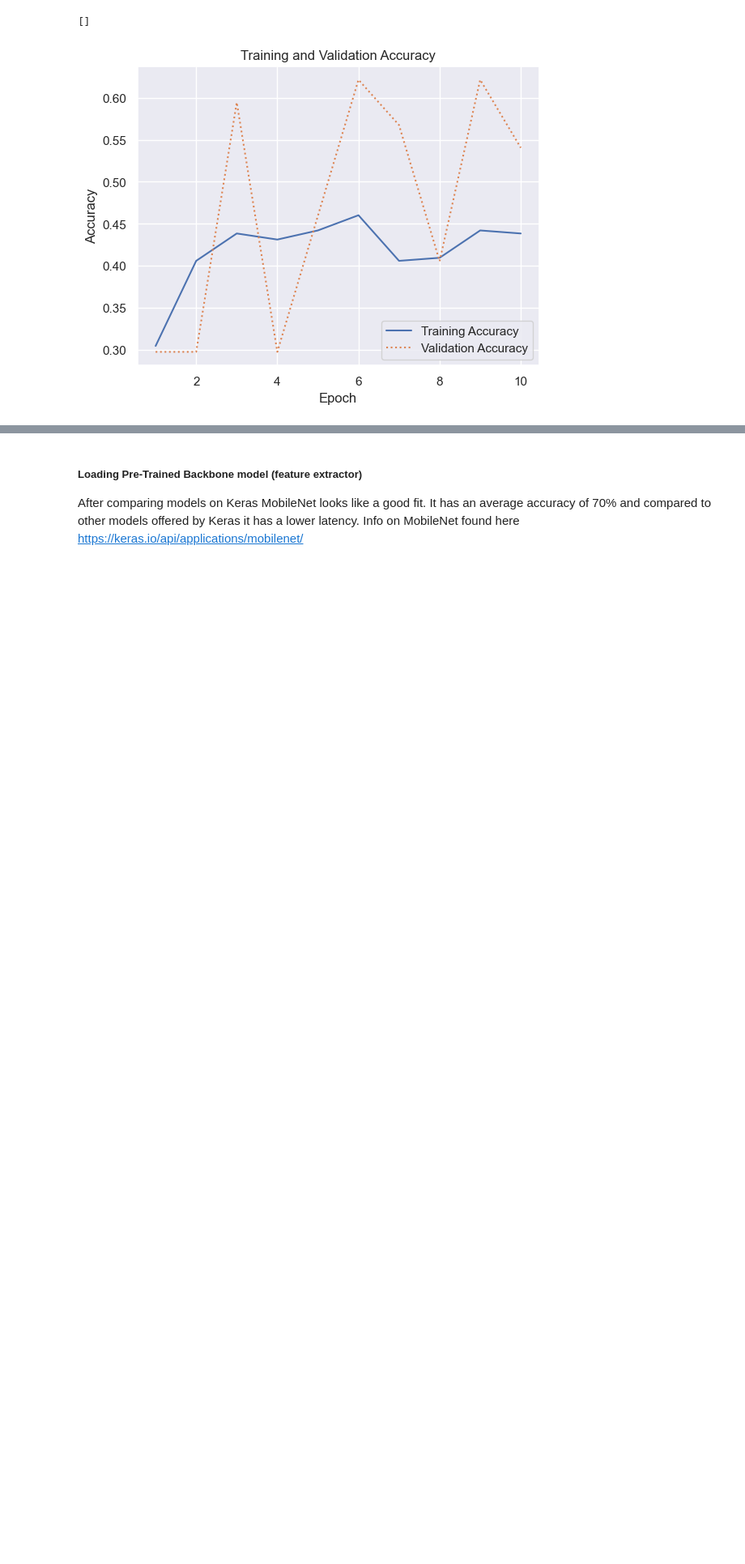
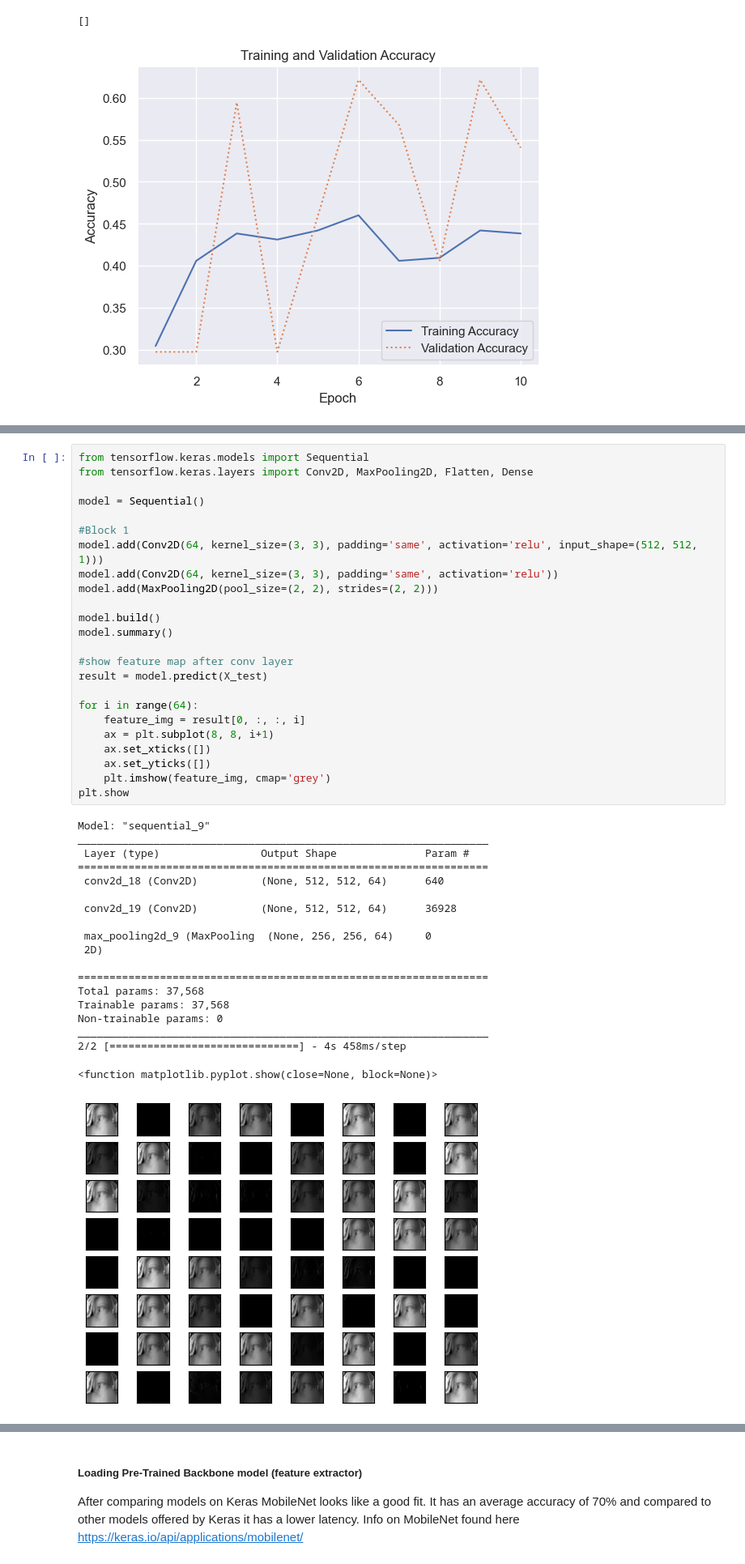
Before and after one commit to OwenBurt/Eye_tracker, a Jupyter notebook: model.ipynb, the cells around one changed output, grey strips where cells are left out. Shown at 81% size. Saved outputs shown, nothing was run; the diff lists cells and outputs as text; blank space fills up the shorter version.

Commit message:
model

```diff
--- a/model.ipynb
+++ b/model.ipynb
@@ -273,0 +268,44 @@ plt.plot()
+# %%
+from tensorflow.keras.models import Sequential
+from tensorflow.keras.layers import Conv2D, MaxPooling2D, Flatten, Dense
+
+model = Sequential()
+
+#Block 1
+model.add(Conv2D(64, kernel_size=(3, 3), padding='same', activation='relu', input_shape=(512, 512, 1)))
+model.add(Conv2D(64, kernel_size=(3, 3), padding='same', activation='relu'))
+model.add(MaxPooling2D(pool_size=(2, 2), strides=(2, 2)))
+
+model.build()
+model.summary()
+
+#show feature map after conv layer
+result = model.predict(X_test)
+
+for i in range(64):
+    feature_img = result[0, :, :, i]
+    ax = plt.subplot(8, 8, i+1)
+    ax.set_xticks([])
+    ax.set_yticks([])
+    plt.imshow(feature_img, cmap='grey')
+plt.show
+# %% [output]
+Model: "sequential_9"
+_________________________________________________________________
+ Layer (type)                Output Shape              Param #
+=================================================================
+ conv2d_18 (Conv2D)          (None, 512, 512, 64)      640
+
+ conv2d_19 (Conv2D)          (None, 512, 512, 64)      36928
+
+ max_pooling2d_9 (MaxPooling  (None, 256, 256, 64)     0
+ 2D)
+
+=================================================================
+Total params: 37,568
+Trainable params: 37,568
+Non-trainable params: 0
+_________________________________________________________________
+2/2 [==============================] - 4s 458ms/step
+<function matplotlib.pyplot.show(close=None, block=None)>
+[figure, added]
```
Also changed, not shown: parts of 10 cells of this notebook.
